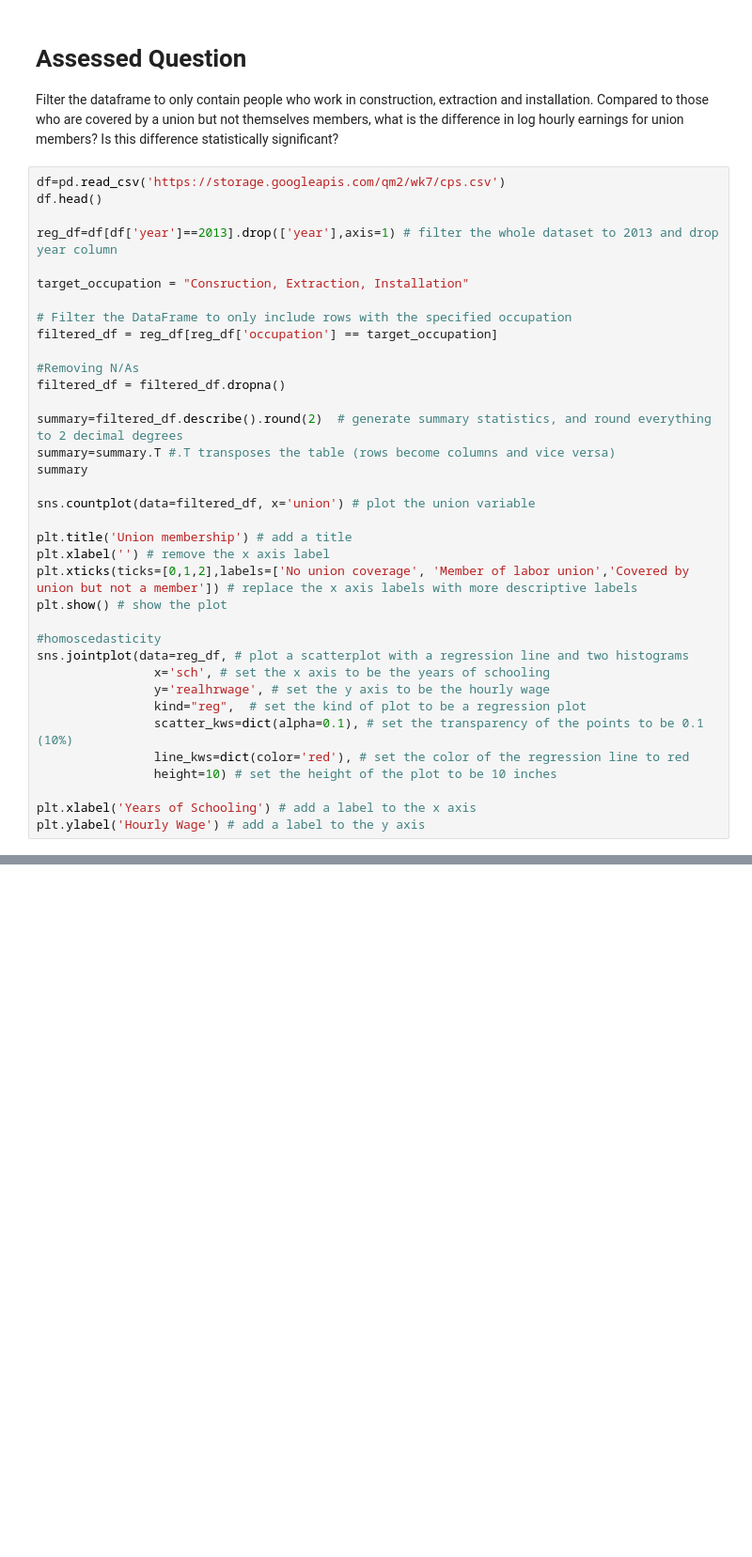
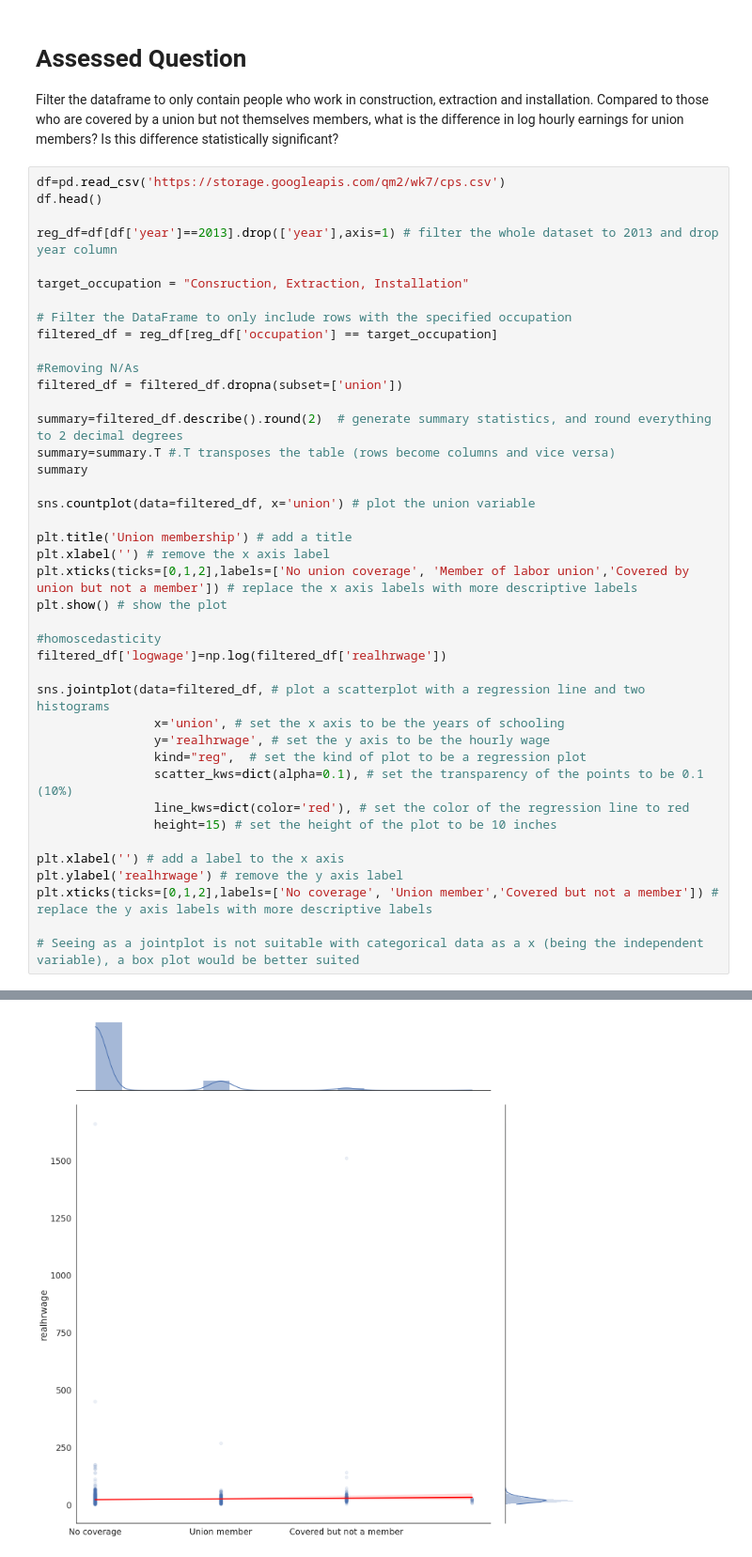
Before and after one commit to julia13dfm/QM2, a Jupyter notebook: notebooks/W07. Linear Regression.ipynb, the cells around one changed output, grey strips where cells are left out. Shown at 94% size. Saved outputs shown, nothing was run; the diff lists cells and outputs as text; blank space fills up the shorter version.

```diff
--- a/notebooks/W07. Linear Regression.ipynb
+++ b/notebooks/W07. Linear Regression.ipynb
@@ -586,7 +586,7 @@ target_occupation = "Consruction, Extraction, Installation"
 filtered_df = reg_df[reg_df['occupation'] == target_occupation]
 
 #Removing N/As
-filtered_df = filtered_df.dropna()
+filtered_df = filtered_df.dropna(subset=['union'])
 
 summary=filtered_df.describe().round(2)  # generate summary statistics, and round everything to 2 decimal degrees
 summary=summary.T #.T transposes the table (rows become columns and vice versa)
@@ -600,15 +600,20 @@ plt.xticks(ticks=[0,1,2],labels=['No union coverage', 'Member of labor union','C
 plt.show() # show the plot
 
 #homoscedasticity
-sns.jointplot(data=reg_df, # plot a scatterplot with a regression line and two histograms
-                x='sch', # set the x axis to be the years of schooling
+filtered_df['logwage']=np.log(filtered_df['realhrwage'])
+
+sns.jointplot(data=filtered_df, # plot a scatterplot with a regression line and two histograms
+                x='union', # set the x axis to be the years of schooling
                 y='realhrwage', # set the y axis to be the hourly wage
                 kind="reg",  # set the kind of plot to be a regression plot
                 scatter_kws=dict(alpha=0.1), # set the transparency of the points to be 0.1 (10%)
                 line_kws=dict(color='red'), # set the color of the regression line to red
-                height=10) # set the height of the plot to be 10 inches
+                height=15) # set the height of the plot to be 10 inches
 
-plt.xlabel('Years of Schooling') # add a label to the x axis
-plt.ylabel('Hourly Wage') # add a label to the y axis
+plt.xlabel('') # add a label to the x axis
+plt.ylabel('realhrwage') # remove the y axis label
+plt.xticks(ticks=[0,1,2],labels=['No coverage', 'Union member','Covered but not a member']) # replace the y axis labels with more descriptive labels
+
+# Seeing as a jointplot is not suitable with categorical data as a x (being the independent variable), a box plot would be better suited
 # %% [output]
 [figure]
@@ -614,0 +626 @@ plt.ylabel('Hourly Wage') # add a label to the y axis
+[figure, added]
```
Also changed, not shown: parts of 3 cells of this notebook.
